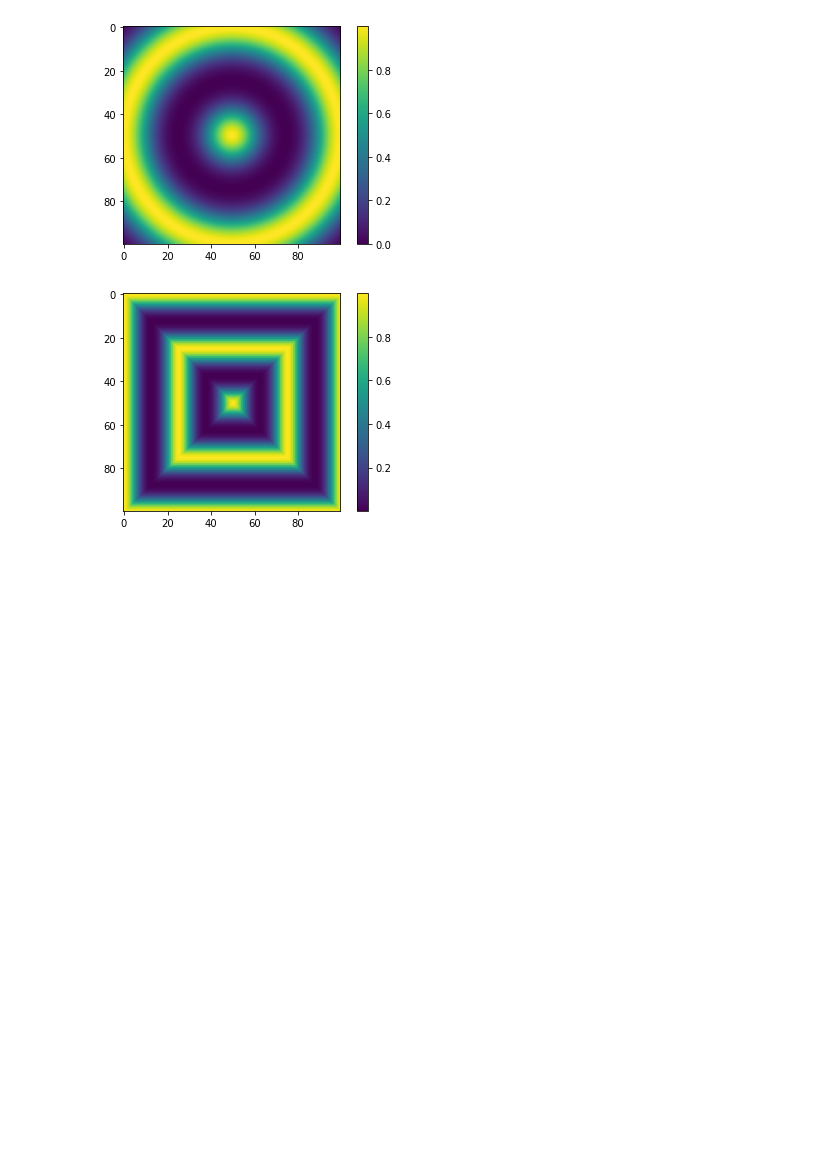
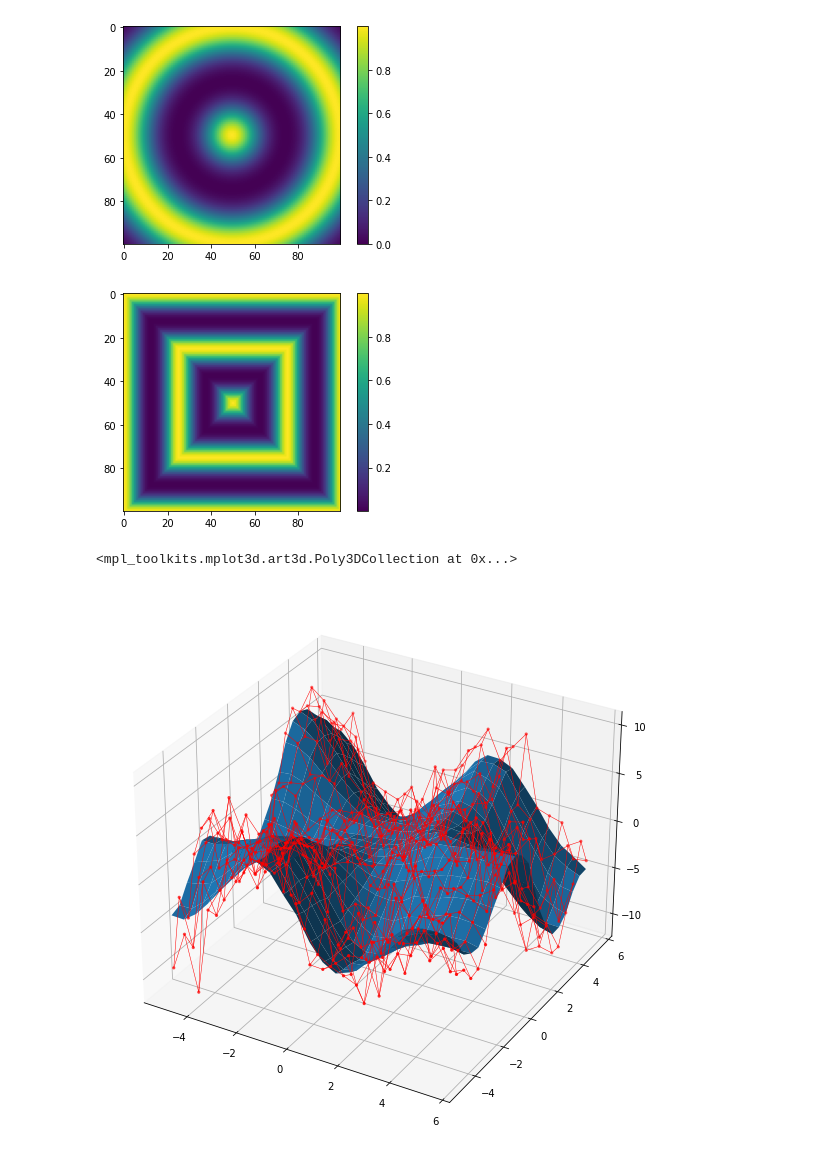
Before and after one commit to usryokousha/vit-sr-pytorch, a Jupyter notebook: vit_sr_pytorch/test_mask.ipynb, the cells around one changed output. Cells and saved outputs as stored; diff of their text form; code cells hidden in the pictures; blank space fills up the shorter version.

```diff
--- a/vit_sr_pytorch/test_mask.ipynb
+++ b/vit_sr_pytorch/test_mask.ipynb
@@ -81,3 +81,32 @@ plt.colorbar()
 <matplotlib.colorbar.Colorbar at 0x...>
 [figure]
 [figure]
+# %%
+from sgolay2 import SGolay2d
+from mpl_toolkits.mplot3d import Axes3D
+import torch
+
+torch.random.manual_seed(12345)
+
+xx, yy = torch.meshgrid(
+    torch.arange(-5, 6, 0.5, dtype=torch.float32),
+    torch.arange(-5, 6, 0.5, dtype=torch.float32),
+    indexing='xy'
+)
+
+zz = yy * torch.sin(xx) + xx * np.cos(yy)
+noise = torch.randn(*xx.shape) * 2.
+zn = zz + noise
+
+sg = SGolay2d(window_size=9, order=3)
+zs = sg(zn.view(1, 1, *zn.shape))
+
+fig = plt.figure(figsize=(10, 10))
+ax = fig.add_subplot(111, projection='3d')
+
+ax.plot_wireframe(xx, yy, zn, linewidths=0.5, color='r')
+ax.scatter(xx, yy, zn, s=5, c='r')
+ax.plot_surface(xx, yy, zs.squeeze(), linewidth=0)
+# %% [output]
+<mpl_toolkits.mplot3d.art3d.Poly3DCollection at 0x...>
+[figure, added]
```
Also changed, not shown: parts of 3 cells of this notebook, 2 other files.
